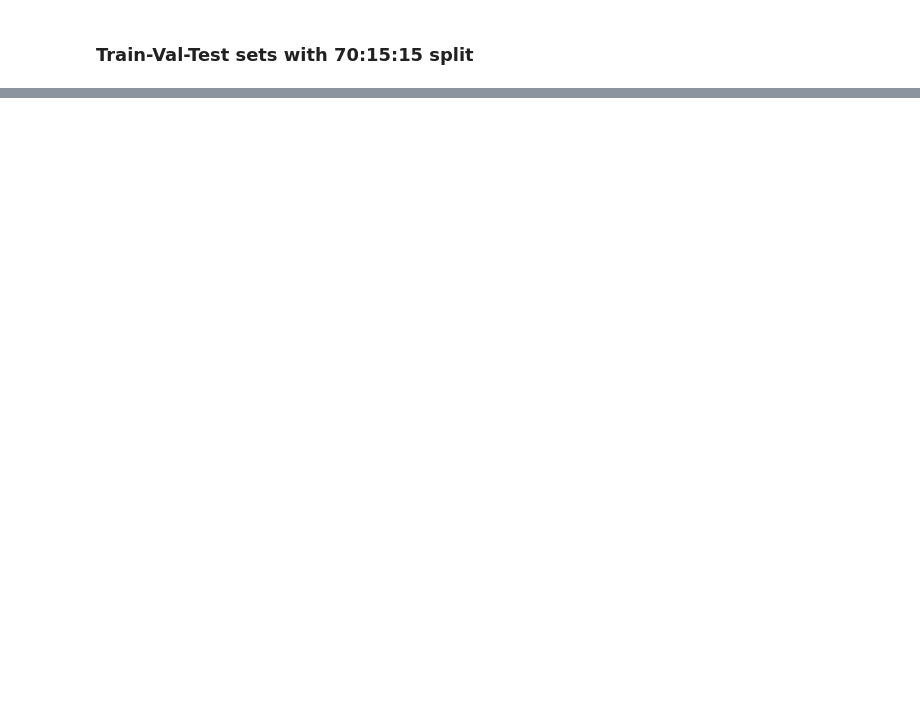
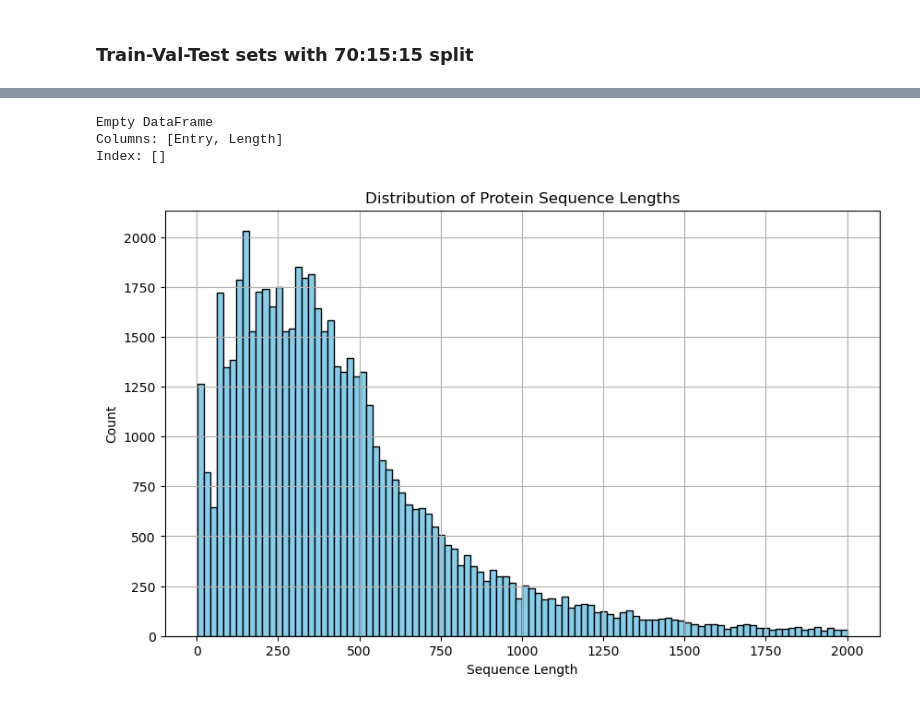
Before and after one commit to Sisistern123/ToxFam, a Jupyter notebook: notebooks/preprocessing.ipynb, the cells around one changed output, grey strips where cells are left out. Saved outputs shown, nothing was run; the diff lists cells and outputs as text; code cells hidden in the pictures; blank space fills up the shorter version.

```diff
--- a/notebooks/preprocessing.ipynb
+++ b/notebooks/preprocessing.ipynb
@@ -714,0 +508,21 @@ no_na.to_csv("data/toxins_no_na.tsv", sep="\t", index=False)
+# %%
+nontox_train_df['Protein families'] = 'nontox'
+nontox_val_df['Protein families'] = 'nontox'
+nontox_test_df['Protein families'] = 'nontox'
+
+# Add 'Split' column to each dataframe
+train_df['Split'] = 'train'
+val_df['Split'] = 'val'
+test_df['Split'] = 'test'
+
+nontox_train_df['Split'] = 'train'
+nontox_val_df['Split'] = 'val'
+nontox_test_df['Split'] = 'test'
+
+# Concatenate all dataframes
+training_data = pd.concat([
+    train_df, val_df, test_df,
+    nontox_train_df, nontox_val_df, nontox_test_df
+], ignore_index=True)
+
+training_data
@@ -714,0 +545,23 @@ no_na.to_csv("data/toxins_no_na.tsv", sep="\t", index=False)
+# %%
+import matplotlib.pyplot as plt
+
+test = training_data.copy()
+test["Length"] = test["Sequence"].str.len()
+
+long_sequences = test[test["Length"] > 10000]
+
+print(long_sequences[["Entry", "Length"]])
+
+# Plot der Längenverteilung
+plt.figure(figsize=(10, 6))
+plt.hist(test["Length"], bins=100, color="skyblue", edgecolor="black")
+plt.xlabel("Sequence Length")
+plt.ylabel("Count")
+plt.title("Distribution of Protein Sequence Lengths")
+plt.grid(True)
+plt.show()
+# %% [output]
+Empty DataFrame
+Columns: [Entry, Length]
+Index: []
+[figure, added]
```
Also changed, not shown: parts of 98 cells of this notebook, 55 other files.
